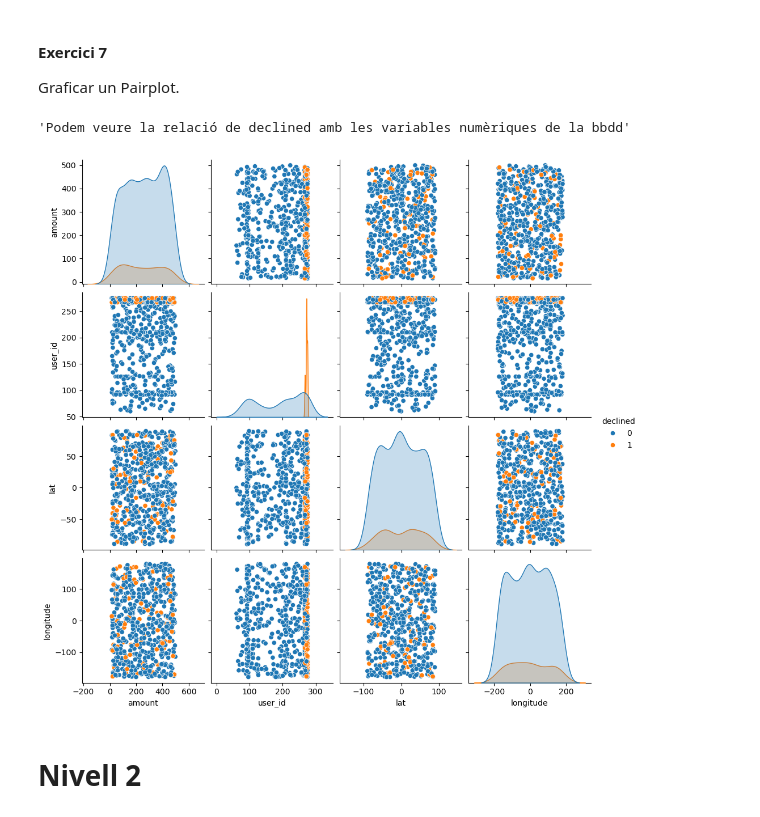
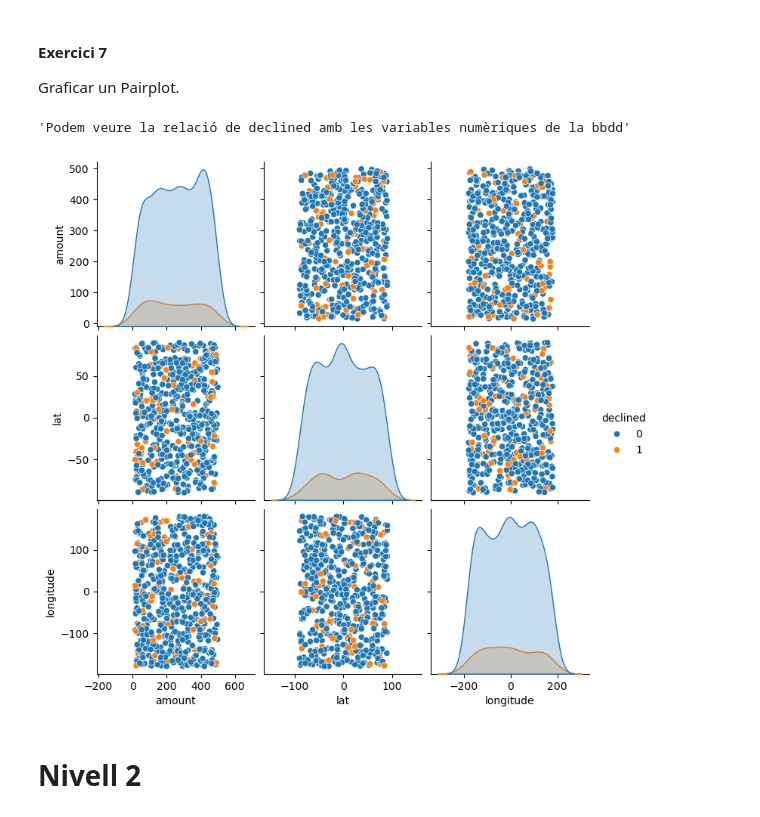
Before and after one commit to aleix-gb/Aleix-Gabarro-sprints, a Jupyter notebook: Sprint 8/Sprint 8.01.ipynb, the cells around one changed output. Cells and saved outputs as stored; diff of their text form; code cells hidden in the pictures.

```diff
--- a/Sprint 8/Sprint 8.01.ipynb
+++ b/Sprint 8/Sprint 8.01.ipynb
@@ -221,16 +223,17 @@ Graficar un Pairplot.
 # %%
 import seaborn as sns
 import matplotlib.pyplot as plt
 
 df6 = dataframes["transactions"]
+df6["user_id"] = df6["user_id"].astype(str)
 
 sns.pairplot(df6, hue = "declined")
 plt.show
 
 """Podem veure la relació de declined amb les variables numèriques de la bbdd"""
 # %% [output]
 'Podem veure la relació de declined amb les variables numèriques de la bbdd'
-[figure, old version]
+[figure, new version]
 # %% [markdown]
 # Nivell 2
 # %% [markdown]
```
Also changed, not shown: parts of 2 cells of this notebook, 1 other file.
